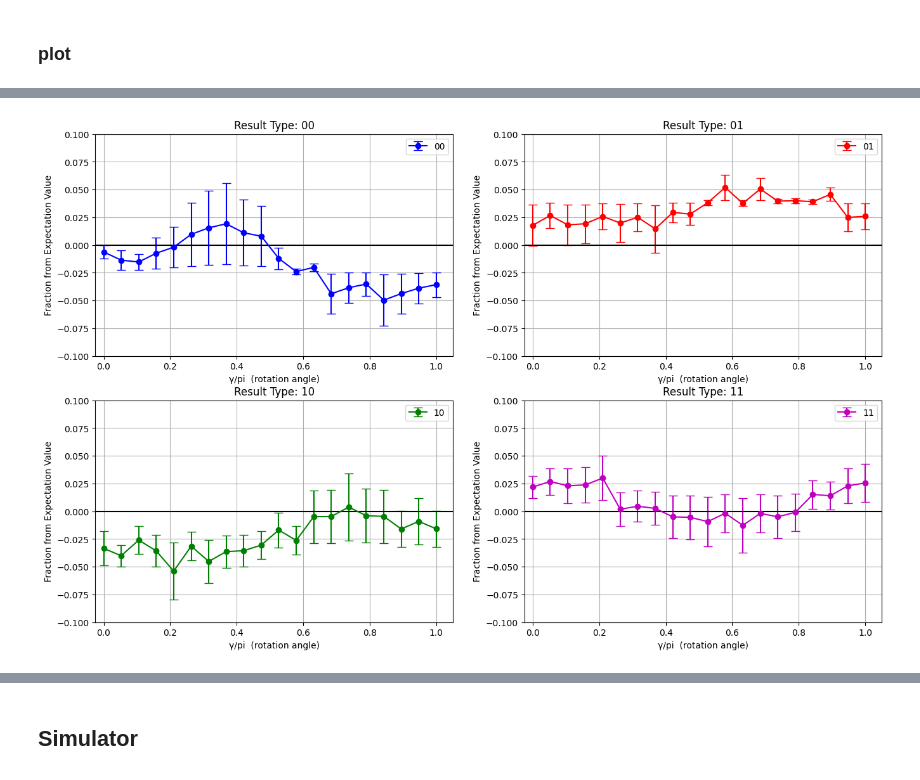
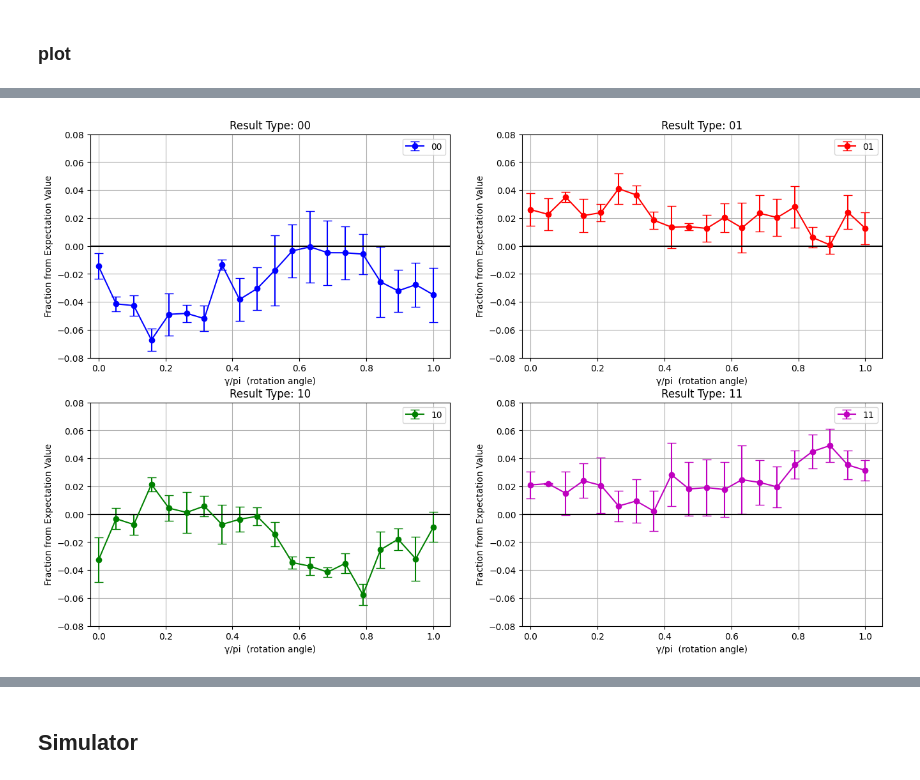
Before and after one commit to Rafe-code/qaoa_err_invest, a Jupyter notebook: error_rzz_by_angle.ipynb, the cells around one changed output, grey strips where cells are left out. Drawn from its saved outputs; the diff is of its cells as text; code cells hidden in the pictures.

Commit message:
fixing rzz data collection bug

```diff
--- a/error_rzz_by_angle.ipynb
+++ b/error_rzz_by_angle.ipynb
@@ -80,12 +87,3 @@ job_ids_1 = ["czkc0h2qw630008tbfjg", "czkc0b1qw630008tbfg0",
 "czkbxt7a980g008hgwng","czkbxnpp3xeg008h4z5g",
 "czkbxe5p3xeg008h4z10","czkbx6mtj3e0008jprkg",
 "czkbx64tj3e0008jprhg","czkbx5ma980g008hgwbg"]
-# %%
-def split_results_by_outcome(results, results_dict, gamma_val, repeats):
-    for outcome in poss_outcomes:
-        outcome_num = results[0].data.meas.get_counts().get(outcome, 0)
-        outcome_diff = [abs(outcome_num - shots/4)]
-        results_dict[outcome]["gamma"].append(gamma_val)
-        results_dict[outcome][f"rep{repeats}"].append(outcome_diff)
-
-    return results_dict
@@ -94,4 +90,16 @@ import pandas as pd
 # %%
+def split_results_by_outcome(results, results_dict, gamma_val, repeats):
+    for outcome in poss_outcomes:
+        outcome_num = results[0].data.meas.get_counts().get(outcome, 0)
+        expected_num = results[0].data.meas.num_shots / 4
+        outcome_diff = (outcome_num - expected_num) / expected_num
+        gamma_rounded = float(gamma_val)
+        results_dict[outcome]["gamma"].append(gamma_rounded)
+        results_dict[outcome][f"rep{repeats}"].append(outcome_diff)
+
+    return results_dict
+
+
 def process_batch_results(ids:list[str], repeat_num=1):
     """from list of job id strings get the results from ibm
     server and put them into a dict to be plotted"""
@@ -135,8 +126,8 @@ results_dict
 # Prepare data for the dataframe
 data = []
 for result_type, values in results_dict.items():
-    for gamma, value in zip(values["gamma"], values["rep0"]):
-        data.append({"result_type": result_type, "gamma": gamma, "value": value[0],
+    for gamma, value in zip(reversed(values["gamma"]), values["rep0"]):
+        data.append({"result_type": result_type, "gamma": gamma, "value": value,
                      "repeat": 0})
 
 # Create the dataframe
@@ -180,11 +171,13 @@ def extract_dataframe_from_results(raw_results, repeat_num):
     # Iterate through the results in raw_results
     for result in raw_results:
         gamma = result.metadata['circuit_metadata']['gamma']
-        for result_type, value in raw_results[0].data.meas.get_counts().items():
+        for result_type, value in result.data.meas.get_counts().items():
+            expected_result = (raw_results[0].data.meas.num_shots / 4)
+            frac_off = (value - expected_result) / expected_result
             data.append({
                 'result_type': result_type,
                 'gamma': gamma,
-                'value': value,
+                'value': frac_off,
                 'repeat': repeat_num
             })
 
@@ -257,8 +363,6 @@ def plot_results_with_error_bars(df_all_results, fname):
     """
     # Reset the index to work with grouped data
     df_reset = df_all_results.reset_index()
-    df_reset["value"] /= (shots/4)
-    df_reset["value"] -= 1
 
     # Group by result_type and gamma, and calculate mean and standard deviation
     grouped = df_reset.groupby(["result_type", "gamma"]).agg(
@@ -277,39 +381,39 @@ def plot_results_with_error_bars(df_all_results, fname):
     if len(result_types) == 1:
         axes = [axes]
     clrs = ["b", "r", "g", "m"]
-    ylims = [-0.1, 0.1]
+    # ylims = [-0.1, 0.1]
     # Plot for each result_type
     for i, (ax, result_type) in enumerate(zip(axes.flatten(), result_types)):
         # Filter data for the current result_type
         data = grouped[grouped["result_type"] == result_type]
 
         # Plot with error bars
         ax.errorbar(
             data["gamma"], data["mean_value"], yerr=data["std_value"]/2,
             fmt='o-', capsize=5, label=result_type,
             color=clrs[i]
         )
 
 
         # Set labels and title
         ax.set_title(f"Result Type: {result_type}")
         ax.set_xlabel("Gamma")
         ax.set_ylabel("Average Value")
         ax.legend()
         ax.grid("on")
         ax.set_xlabel(r"γ/pi  (rotation angle)")
         ax.set_ylabel("Fraction from Expectation Value")
-        ax.set_ylim(ylims)
+        ax.set_ylim([-0.08, 0.08])
 
         ax.plot([min(ax.get_xlim()), max(ax.get_xlim())],
                 [0, 0], color="k", linewidth=1.5)
         ax.set_xlim([-0.025, 1.05])
 
 
     # Adjust layout
     plt.savefig(fname, bbox_inches="tight")
 
 # Call the function to plot
 plot_results_with_error_bars(df_all_results, fname="plots/rzz_err_by_angle_hardware_3reps.png")
 # %% [output]
-[figure, old version]
+[figure, new version]
```
Also changed, not shown: parts of 18 cells of this notebook, 5 other files.
